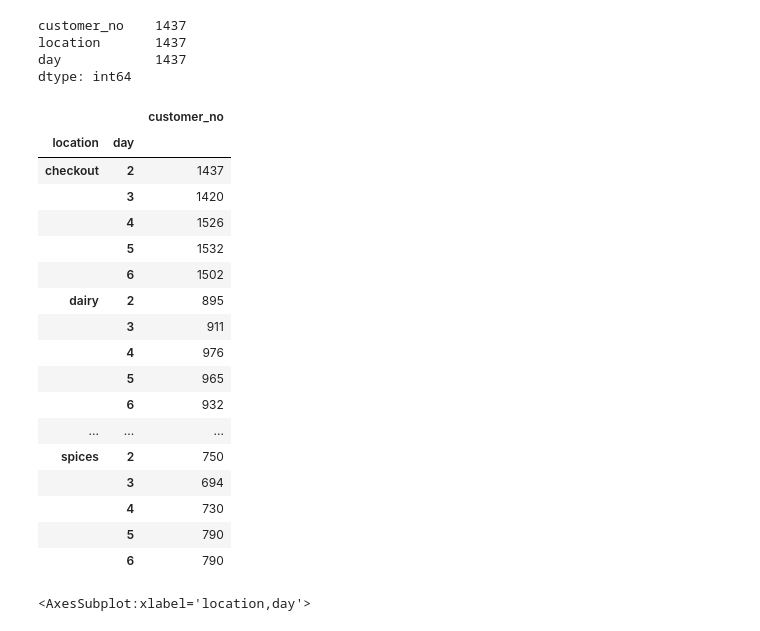
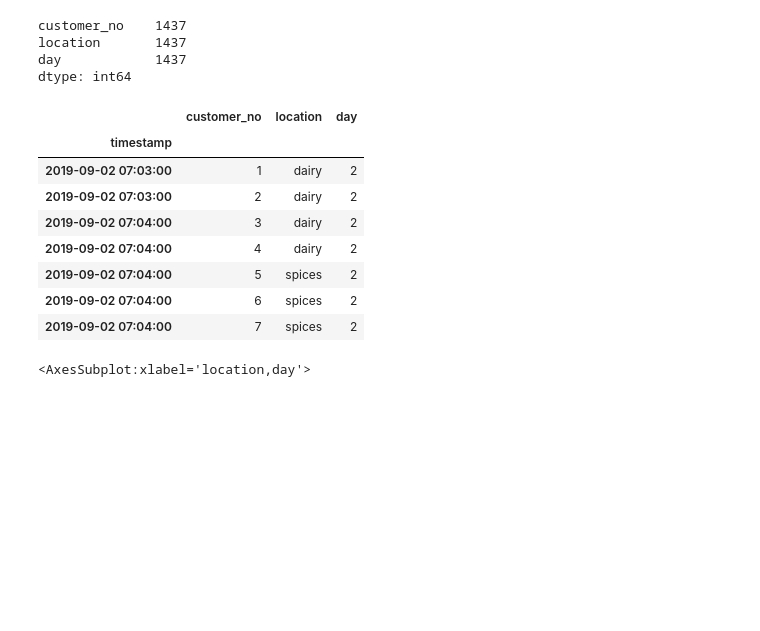
Before and after one commit to mehdijafarzadeh/markov_simulation, a Jupyter notebook: supermarket.ipynb, the cells around one changed output. Drawn from its saved outputs; the diff is of its cells as text; code cells hidden in the pictures; blank space fills up the shorter version.

```diff
--- a/supermarket.ipynb
+++ b/supermarket.ipynb
@@ -115,25 +111,17 @@ dtype: int64
 # %%
 # Calculate the total number of customers in each section over time (here day)
 df.groupby(['location', 'day']).count()
+df.head(7)
 # %% [output]
-|  |  | customer_no |
-| location | day |  |
-| checkout | 2 | 1437 |
-|  | 3 | 1420 |
-|  | 4 | 1526 |
-|  | 5 | 1532 |
-|  | 6 | 1502 |
-| dairy | 2 | 895 |
-|  | 3 | 911 |
-|  | 4 | 976 |
-|  | 5 | 965 |
-|  | 6 | 932 |
-| ... | ... | ... |
-| spices | 2 | 750 |
-|  | 3 | 694 |
-|  | 4 | 730 |
-|  | 5 | 790 |
-|  | 6 | 790 |
+|  | customer_no | location | day |
+| timestamp |  |  |  |
+| 2019-09-02 07:03:00 | 1 | dairy | 2 |
+| 2019-09-02 07:03:00 | 2 | dairy | 2 |
+| 2019-09-02 07:04:00 | 3 | dairy | 2 |
+| 2019-09-02 07:04:00 | 4 | dairy | 2 |
+| 2019-09-02 07:04:00 | 5 | spices | 2 |
+| 2019-09-02 07:04:00 | 6 | spices | 2 |
+| 2019-09-02 07:04:00 | 7 | spices | 2 |
 # %%
 df.groupby(['location', 'day']).count().plot(kind='bar')
 # %% [output]
```
Also changed, not shown: parts of 29 cells of this notebook.
